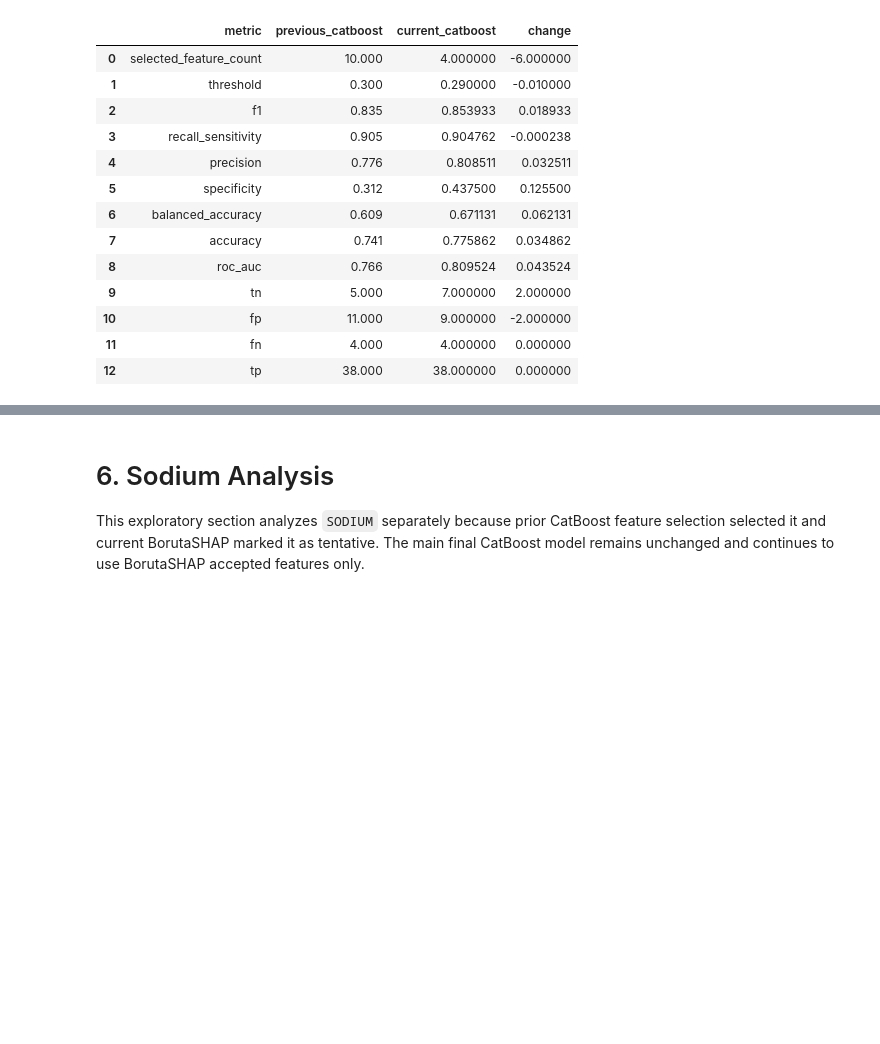
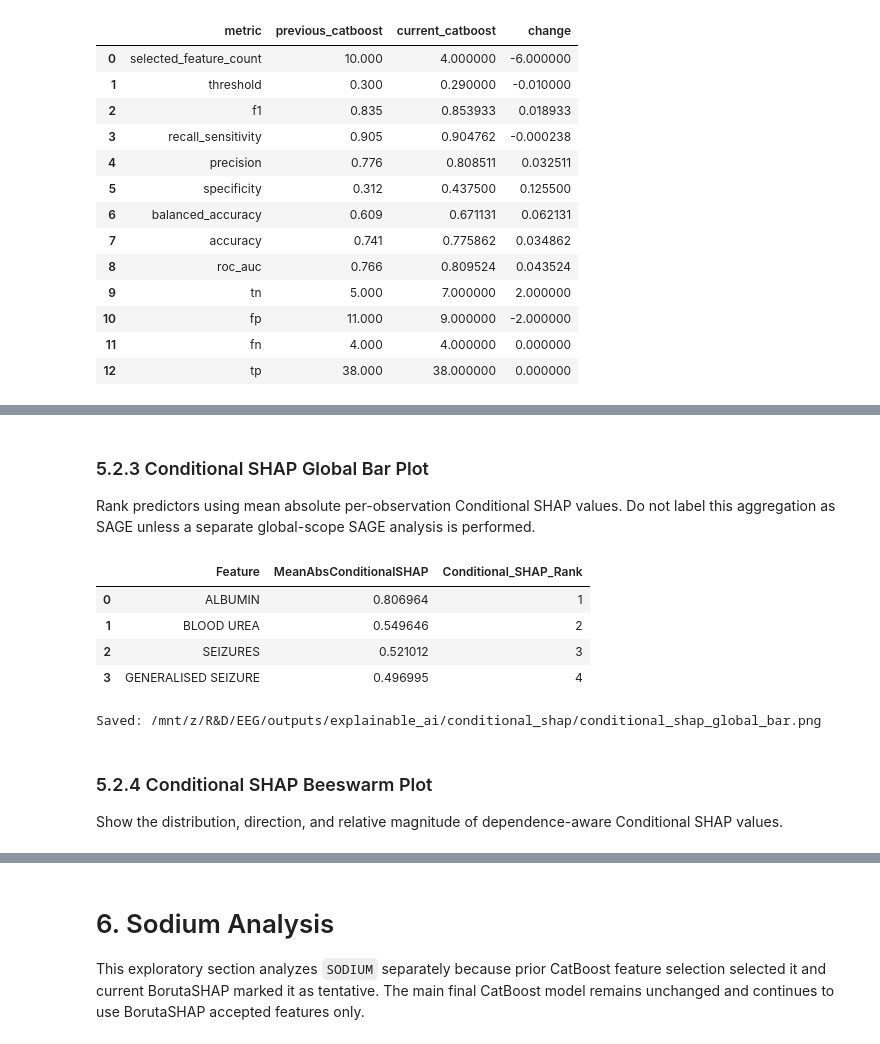
Before and after one commit to Izzuley/EEG-Abnormality-Project, a Jupyter notebook: EEGAbnormality_Project.ipynb, the cells around one changed output, grey strips where cells are left out. Drawn from its saved outputs; the diff is of its cells as text; code cells hidden in the pictures; blank space fills up the shorter version.

```diff
--- a/EEGAbnormality_Project.ipynb
+++ b/EEGAbnormality_Project.ipynb
@@ -1715,0 +1804,20 @@ Clinical caveats and limitations
+# %%
+standard_dependence_plot_paths = []
+for feature in standard_top_features:
+    output_path = (
+        STANDARD_SHAP_DIR
+        / f"standard_shap_dependence_{safe_feature_filename(feature)}.png"
+    )
+    plot_xai_dependence(
+        feature,
+        standard_shap_values,
+        standard_shap_display_X,
+        standard_category_labels,
+        output_path,
+        "Standard",
+    )
+    standard_dependence_plot_paths.append(output_path)
+
+print("Standard SHAP dependence plots")
+for path in standard_dependence_plot_paths:
+    print(path)
@@ -1715,0 +2279,50 @@ Clinical caveats and limitations
+# %% [markdown]
+### 5.2.3 Conditional SHAP Global Bar Plot
+
+Rank predictors using mean absolute per-observation Conditional SHAP values. Do not label this aggregation as SAGE unless a separate global-scope SAGE analysis is performed.
+# %%
+conditional_mean_abs_shap = np.abs(conditional_shap_values).mean(axis=0)
+conditional_shap_ranking_df = (
+    pd.DataFrame(
+        {
+            "Feature": conditional_feature_names,
+            "MeanAbsConditionalSHAP": conditional_mean_abs_shap,
+        }
+    )
+    .sort_values("MeanAbsConditionalSHAP", ascending=False)
+    .reset_index(drop=True)
+)
+conditional_shap_ranking_df["Conditional_SHAP_Rank"] = np.arange(
+    1, len(conditional_shap_ranking_df) + 1
+)
+conditional_shap_ranking_df.to_csv(
+    XAI_TABLES_DIR / "conditional_shap_ranking.csv", index=False
+)
+conditional_top_features = conditional_shap_ranking_df.head(
+    XAI_TOP_FEATURE_COUNT
+)["Feature"].tolist()
+
+shap.plots.bar(
+    conditional_shap_explanation,
+    max_display=len(conditional_feature_names),
+    show=False,
+)
+plt.tight_layout()
+conditional_shap_bar_path = (
+    CONDITIONAL_SHAP_DIR / "conditional_shap_global_bar.png"
+)
+plt.savefig(conditional_shap_bar_path, dpi=250, bbox_inches="tight")
+plt.close()
+display(conditional_shap_ranking_df)
+print(f"Saved: {conditional_shap_bar_path}")
+# %% [output]
+|  | Feature | MeanAbsConditionalSHAP | Conditional_SHAP_Rank |
+| 0 | ALBUMIN | 0.806964 | 1 |
+| 1 | BLOOD UREA | 0.549646 | 2 |
+| 2 | SEIZURES | 0.521012 | 3 |
+| 3 | GENERALISED SEIZURE | 0.496995 | 4 |
+Saved: /mnt/z/R&D/EEG/outputs/explainable_ai/conditional_shap/conditional_shap_global_bar.png
+# %% [markdown]
+### 5.2.4 Conditional SHAP Beeswarm Plot
+
+Show the distribution, direction, and relative magnitude of dependence-aware Conditional SHAP values.
```
Also changed, not shown: parts of 58 cells of this notebook.
